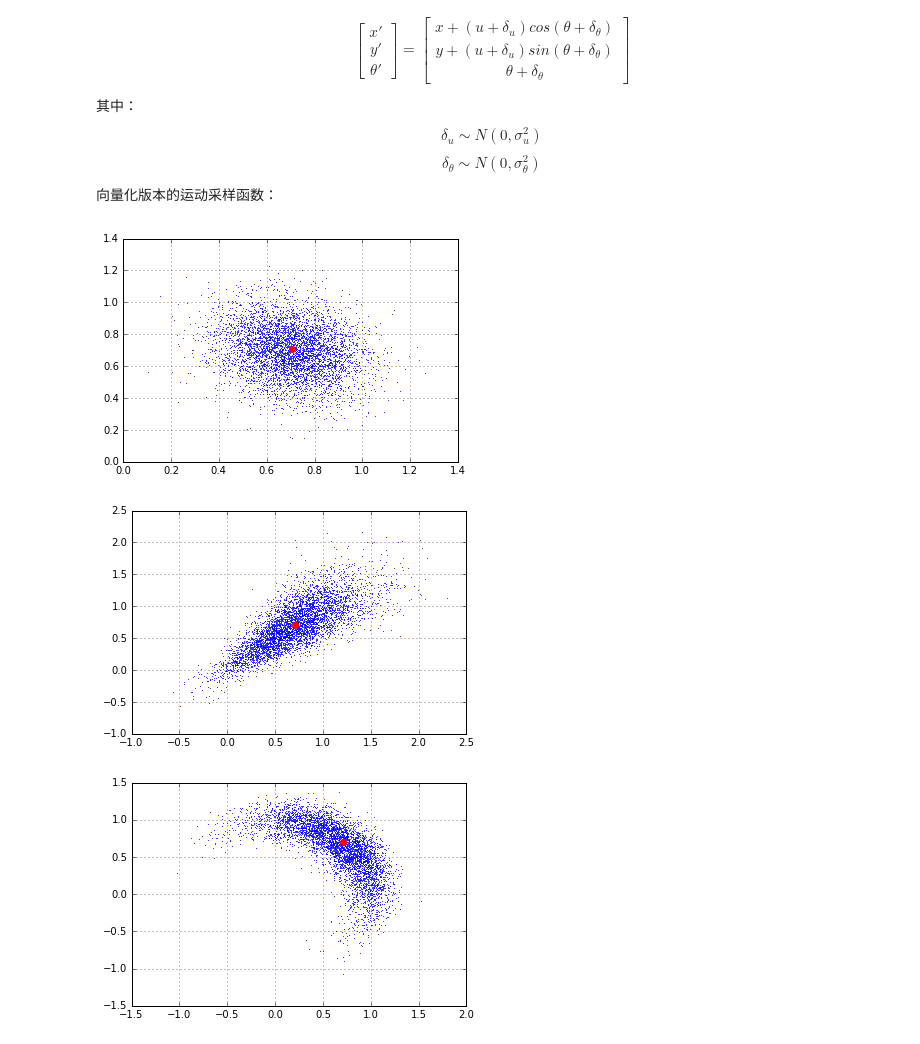
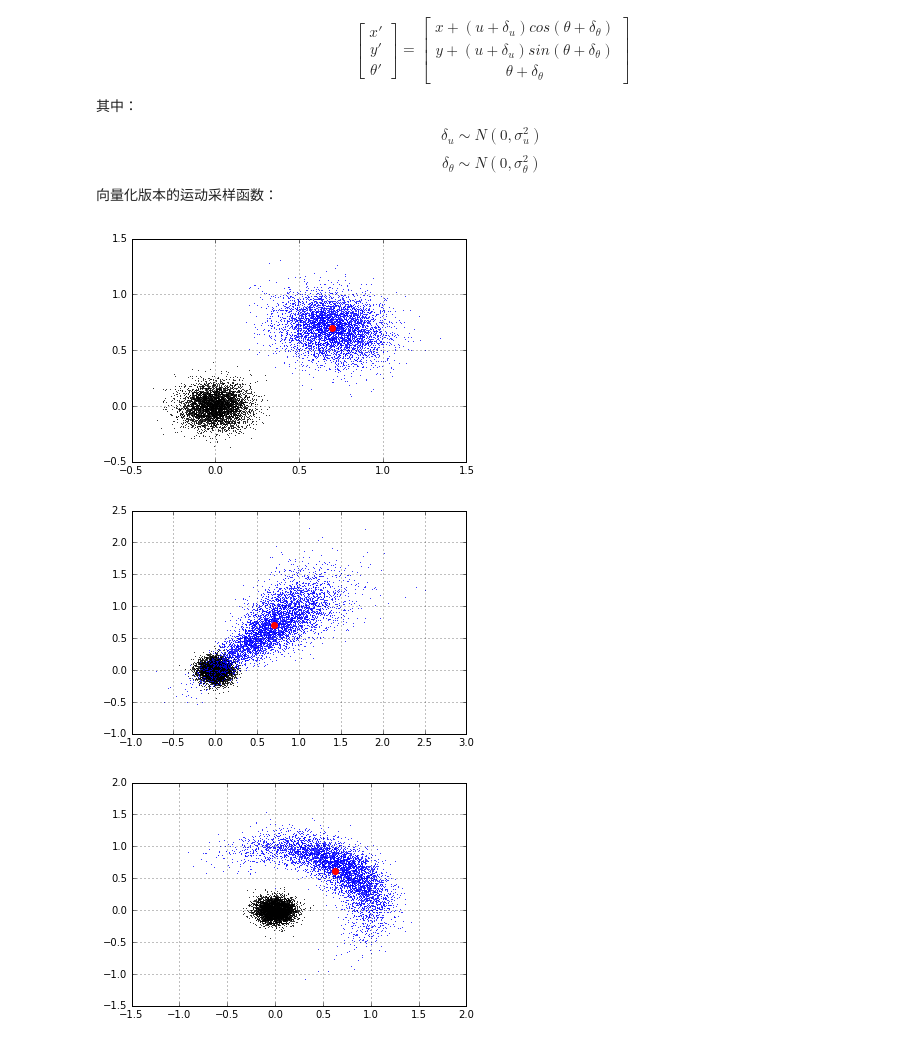
Before and after one commit to liuii/ProbRobotics, a Jupyter notebook: notebooks/02NonparametricFilters/ParticleFilterResampleVersion.ipynb, the cells around one changed output. Cells and saved outputs as stored; diff of their text form; code cells hidden in the pictures.

```diff
--- a/notebooks/02NonparametricFilters/ParticleFilterResampleVersion.ipynb
+++ b/notebooks/02NonparametricFilters/ParticleFilterResampleVersion.ipynb
@@ -73,7 +73,7 @@ def sample_motion_model(X, u, sigma_u=0.1, sigma_theta=0.1):
     ys = X[:,1].reshape((-1,1))
     thetas = X[:,2].reshape((-1,1))
 
-    delta_us = np.random.normal(loc=0, scale=sigma_u, size=(X.shape[0],1))
+    delta_us = np.random.normal(loc=0, scale=sigma_u, size=(X.shape[0],1)) * u
     delta_thetas = np.random.normal(loc=0, scale=sigma_theta, size=(X.shape[0],1))
 
     thetas_sample = thetas + delta_thetas
@@ -88,39 +88,50 @@ def sample_motion_model(X, u, sigma_u=0.1, sigma_theta=0.1):
 # %%
 # 当距离和角度采样误差接近时，可以得到以下采样分布
 u = 1
 sigma_u = 0.1
 sigma_theta=0.1
 
 X = np.random.multivariate_normal([0,0,np.pi/4], np.diag([0.01,0.01,0.01]), size=5000)
 X_sample = sample_motion_model(X, u, sigma_u=sigma_u, sigma_theta=sigma_theta)
+# 黑色为原始例子，蓝色为运动采样后的粒子
+plt.scatter(X[:,0], X[:,1], s=1, c='k', lw=0)
 plt.scatter(X_sample[:,0], X_sample[:,1], s=1, c='b', lw=0)
-plt.scatter(np.sqrt(0.5), np.sqrt(0.5),s=50, c='r', lw=0)
+mean = np.mean(X_sample, axis=0, keepdims=True)
+plt.scatter(mean[:,0], mean[:,1],s=50, c='r', lw=0)
 plt.grid()
 # %% [output]
-[figure, old version]
+[figure, new version]
 # %%
 # 当距离误差大于角度误差时，可以得到以下采样分布
 u = 1
 sigma_u = 0.5
-sigma_theta=0.1
+sigma_theta= 0.1
 
 X = np.random.multivariate_normal([0,0,np.pi/4], np.diag([0.01,0.01,0.01]), size=5000)
 X_sample = sample_motion_model(X, u, sigma_u=sigma_u, sigma_theta=sigma_theta)
+
+# 黑色为原始例子，蓝色为运动采样后的粒子
+plt.scatter(X[:,0], X[:,1], s=1, c='k', lw=0)
 plt.scatter(X_sample[:,0], X_sample[:,1], s=1, c='b', lw=0)
-plt.scatter(np.sqrt(0.5), np.sqrt(0.5),s=50, c='r', lw=0)
+mean = np.mean(X_sample, axis=0, keepdims=True)
+plt.scatter(mean[:,0], mean[:,1],s=50, c='r', lw=0)
 plt.grid()
 # %% [output]
-[figure, old version]
+[figure, new version]
 # %%
 # 当距离误差小于角度误差时，可以得到以下采样分布
 u = 1
 sigma_u = 0.1
-sigma_theta=0.5
+sigma_theta= 0.5
 
 X = np.random.multivariate_normal([0,0,np.pi/4], np.diag([0.01,0.01,0.01]), size=5000)
 X_sample = sample_motion_model(X, u, sigma_u=sigma_u, sigma_theta=sigma_theta)
+
+# 黑色为原始例子，蓝色为运动采样后的粒子
+plt.scatter(X[:,0], X[:,1], s=1, c='k', lw=0)
 plt.scatter(X_sample[:,0], X_sample[:,1], s=1, c='b', lw=0)
-plt.scatter(np.sqrt(0.5), np.sqrt(0.5),s=50, c='r', lw=0)
+mean = np.mean(X_sample, axis=0, keepdims=True)
+plt.scatter(mean[:,0], mean[:,1],s=50, c='r', lw=0)
 plt.grid()
 # %% [output]
-[figure, old version]
+[figure, new version]
```
Also changed, not shown: parts of 1 cell of this notebook.
